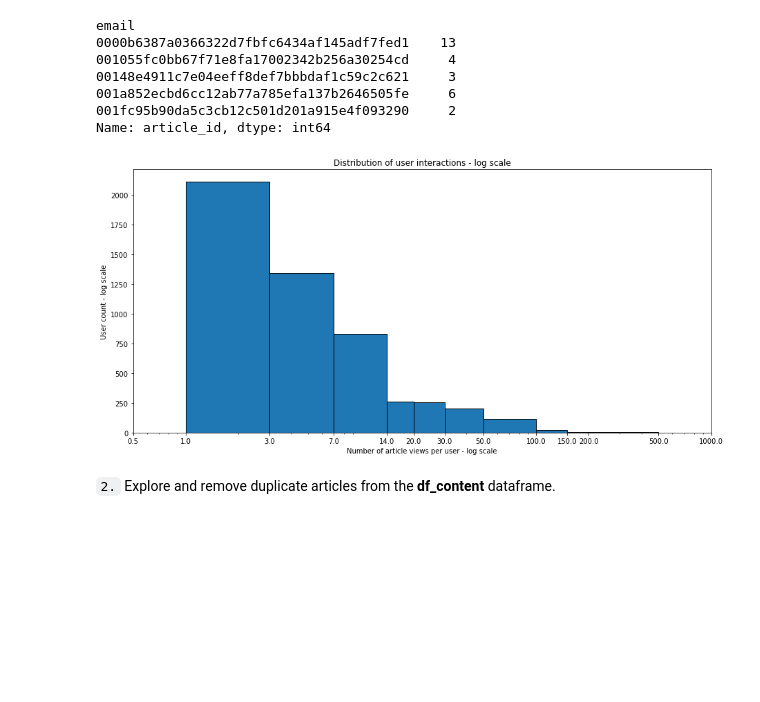
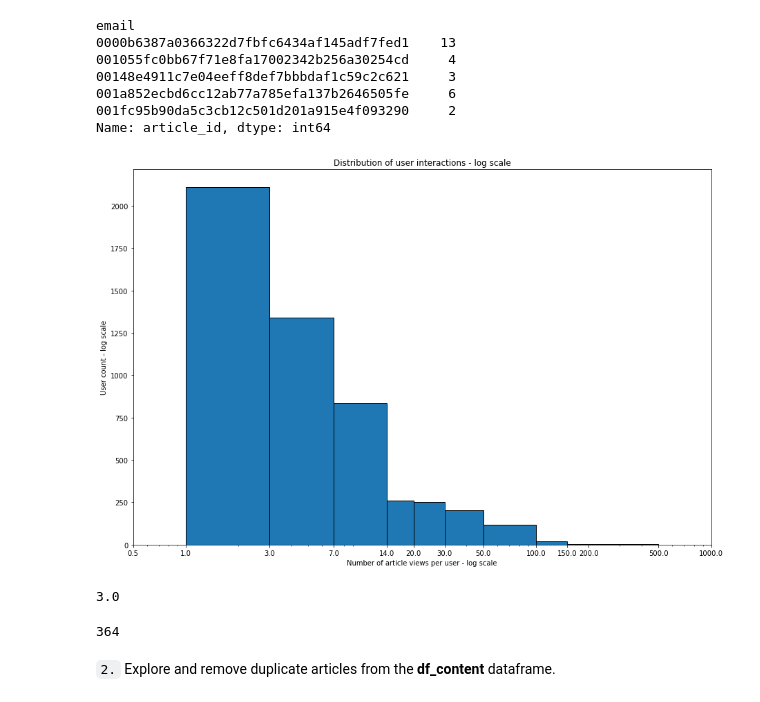
Before and after one commit to agpt8/recommendations-with-ibm, a Jupyter notebook: Recommendations_with_IBM.ipynb, the cells around one changed output. Cells and saved outputs as stored; diff of their text form; code cells hidden in the pictures; blank space fills up the shorter version.

```diff
--- a/Recommendations_with_IBM.ipynb
+++ b/Recommendations_with_IBM.ipynb
@@ -76,21 +76,30 @@ email
 001fc95b90da5c3cb12c501d201a915e4f093290     2
 Name: article_id, dtype: int64
 # %%
-hist_bins = [0,1,3,7,14,20,30,50,100,150,200,500]
-hist_ticks = np.array([0.5, 1,3,7,14,20,30,50,100,150,200,500,1000])
-plt.figure(figsize=(15,7))
+hist_bins = [0, 1, 3, 7, 14, 20, 30, 50, 100, 150, 200, 500]
+hist_ticks = np.array([0.5, 1, 3, 7, 14, 20, 30, 50, 100, 150, 200, 500, 1000])
+plt.figure(figsize = (15,10))
 plt.hist(df[['email','article_id']]
          .groupby(['email'])
-         .count()['article_id'], bins=hist_bins, ec='black')
+         .count()['article_id'], bins = hist_bins, ec = 'black')
 plt.yscale('linear')
 plt.xscale('log')
 plt.xticks(hist_ticks,hist_ticks.astype(str))
 plt.title('Distribution of user interactions - log scale')
 plt.xlabel('Number of article views per user - log scale')
 plt.ylabel('User count - log scale')
 plt.show()
 # %% [output]
-[figure, old version]
+[figure, new version]
+# %%
+articles_per_user = df.groupby('email')['article_id'].count()
+articles_per_user.median()
+# %% [output]
+3.0
+# %%
+articles_per_user.max()
+# %% [output]
+364
 # %%
 median_val = 3 # 50% of individuals interact with ____ number of articles or
 # fewer.
```
Also changed, not shown: parts of 16 cells of this notebook.
